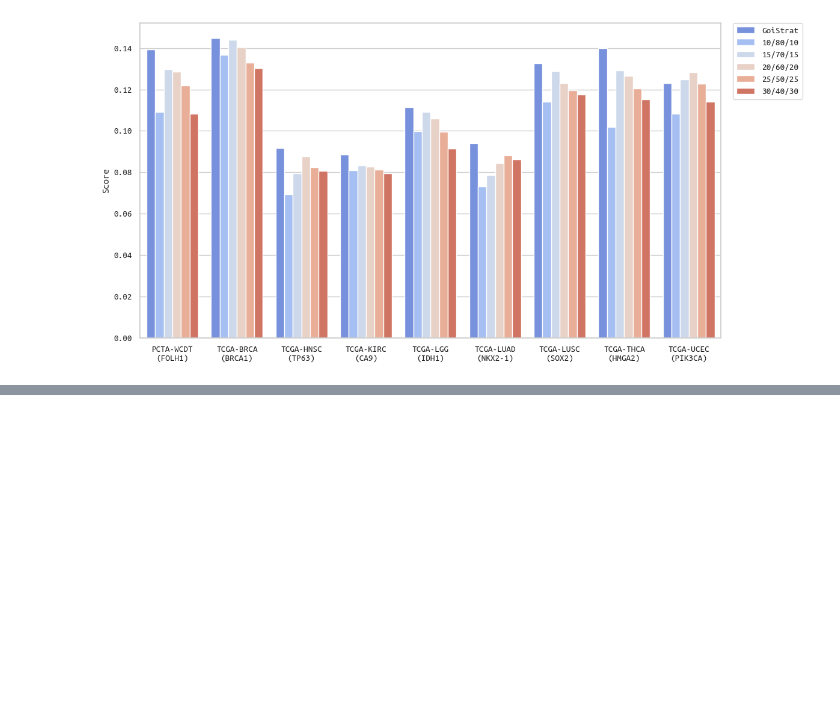
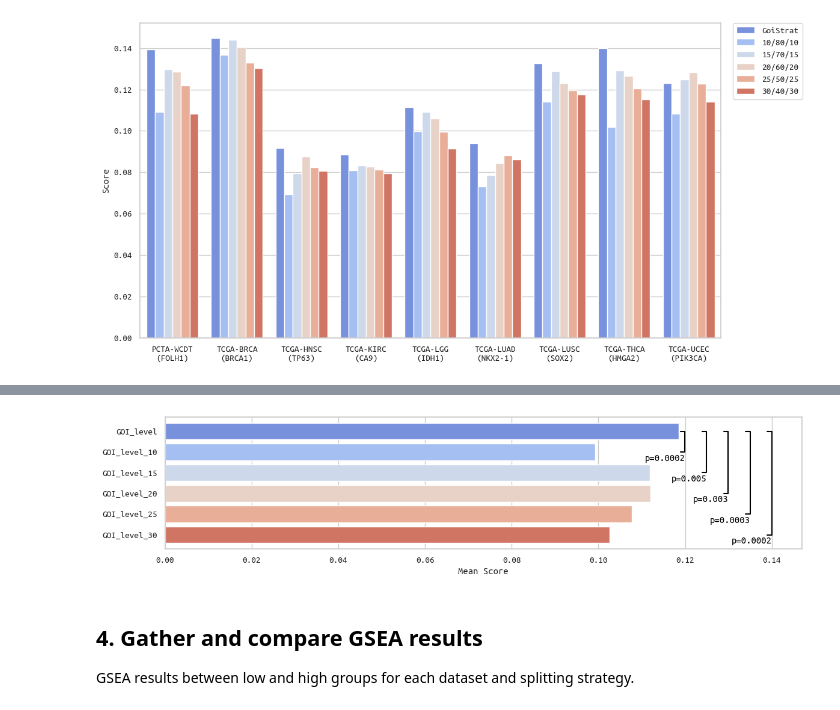
Before and after one commit to CarlosUziel/goi-strat, a Jupyter notebook: notebooks/methods_comparison.ipynb, the cells around one changed output, grey strips where cells are left out. Drawn from its saved outputs; the diff is of its cells as text; code cells hidden in the pictures; blank space fills up the shorter version.

Commit message:
Add new methods comprison p-values figure.

```diff
--- a/notebooks/methods_comparison.ipynb
+++ b/notebooks/methods_comparison.ipynb
@@ -516,0 +570,53 @@ The PostScript backend does not support transparency; partially transparent arti
+# %%
+# Calculate the mean of each column
+means = all_degss_scores_df_weighted.mean()
+
+# Create the barplot
+plt.figure(figsize=(12, 3))
+barplot = sns.barplot(y=means.index, x=means.values, palette=PALETTE_STR)
+
+# Get the width of the first bar
+first_bar_width = means.iloc[0]
+
+# Annotate the plot with p-values and lines
+offset = 0.0005  # Initial offset
+for i, (col, p_value) in enumerate(
+    zip(
+        all_degss_scores_df_weighted.columns[1:],
+        all_degss_scores_df_weighted_p_values["P-Value"],
+    )
+):
+    bar_width = means[col]
+    y1, y2 = 0, i + 1  # Indices of the bars to connect
+    x, h, col = (
+        first_bar_width + offset,
+        0.001,
+        "k",
+    )  # x position, height of the line, color
+    plt.plot([x, x + h, x + h, x], [y1, y1, y2, y2], lw=1.5, c=col)
+    plt.text(x + h, y2 + 0.1, f"p={p_value:.1}", ha="right", va="top", color=col)
+    offset += 0.005  # Increment the offset for the next annotation
+
+# Customize the plot
+plt.ylabel("")
+plt.xlabel("Mean Score")
+
+# Show the plot
+plt.tight_layout()
+
+plt.savefig(
+    MULTI_DATASET_PATH.joinpath("all_degss_scores_df_weighted_p_values.pdf"),
+    bbox_inches="tight",
+)
+plt.savefig(
+    MULTI_DATASET_PATH.joinpath("all_degss_scores_df_weighted_p_values.eps"),
+    bbox_inches="tight",
+)
+
+plt.show()
+# %% [output]
+[figure, added]
+# %% [markdown]
+## 4. Gather and compare GSEA results
+
+GSEA results between low and high groups for each dataset and splitting strategy.
```
Also changed, not shown: parts of 13 cells of this notebook, 1 other file.
